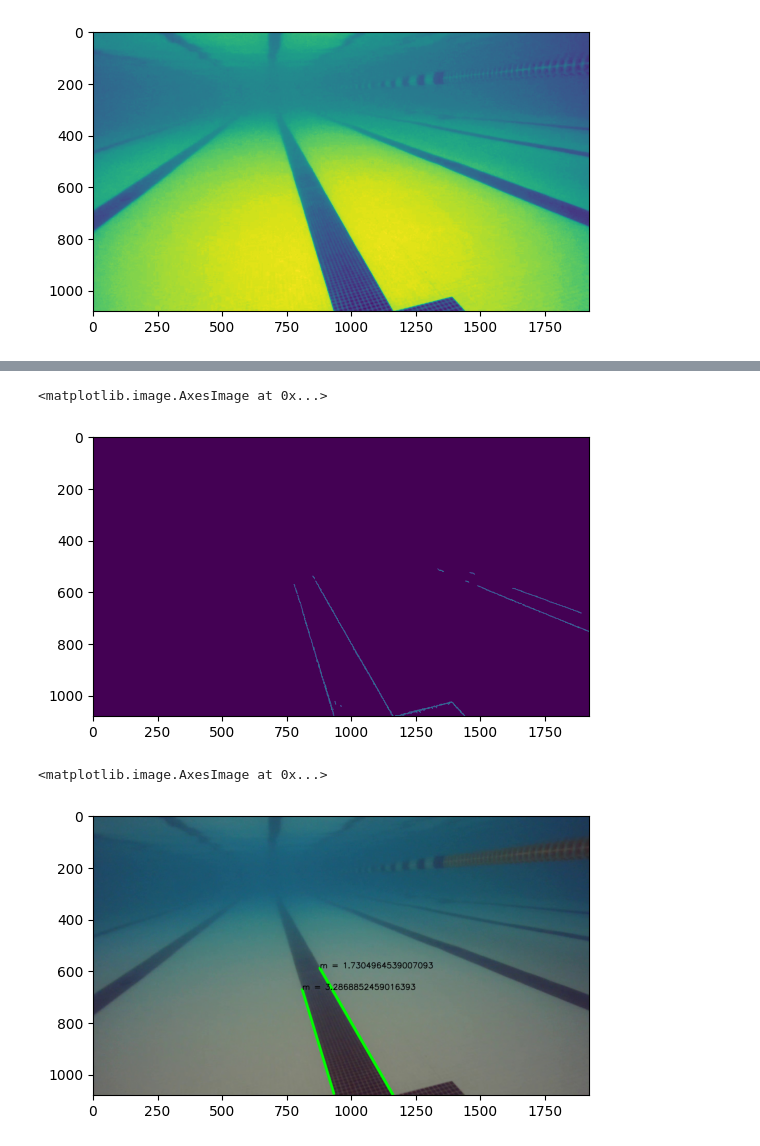
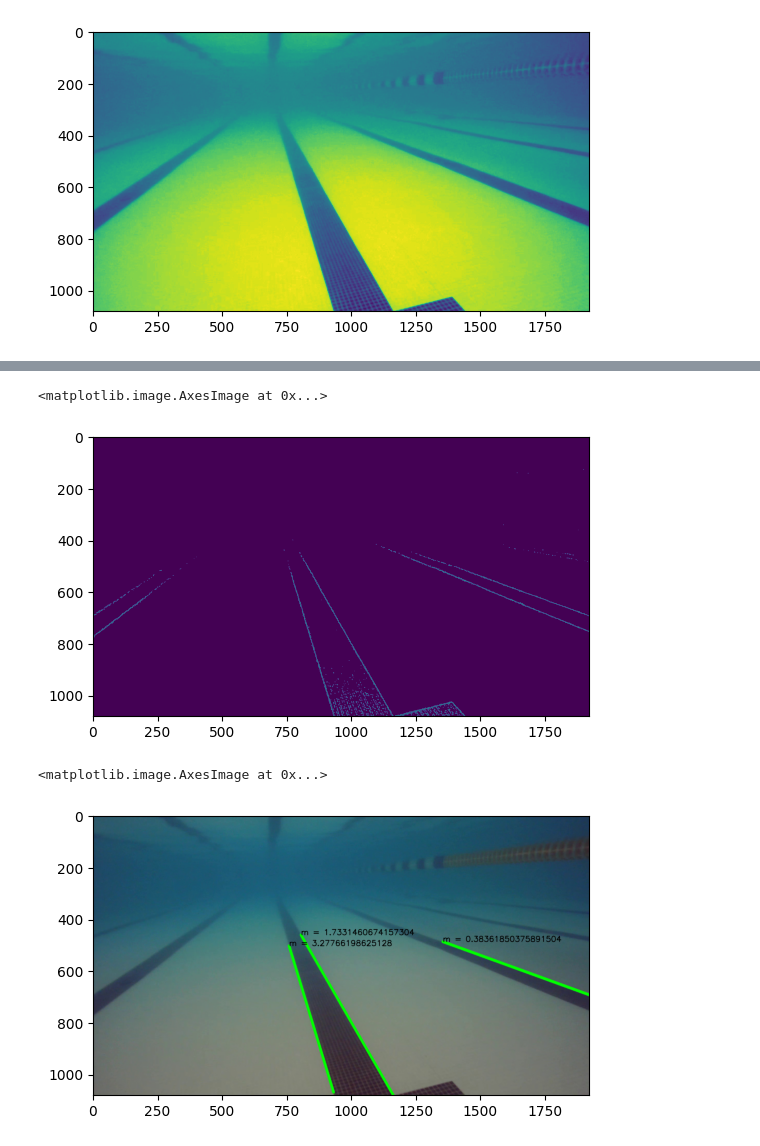
Before and after one commit to TonehavenE/cv-intro, a Jupyter notebook: test.ipynb, the cells around one changed output, grey strips where cells are left out. Saved outputs shown, nothing was run; the diff lists cells and outputs as text; code cells hidden in the pictures.

Commit message:
implementing clustering for line merges

```diff
--- a/test.ipynb
+++ b/test.ipynb
@@ -120,6 +21,7 @@ plt.imshow(gray)
 # %%
-edges = cv2.Canny(gray, 100, 60, apertureSize=3) # detect edges
+# edges = cv2.Canny(image=gray, threshold1=25, threshold2=175, apertureSize=3) # detect edges
+edges = cv2.Canny(gray, 50, 50, apertureSize=3) # detect edges
 plt.imshow(edges)
 # %% [output]
 <matplotlib.image.AxesImage at 0x...>
-[figure, old version]
+[figure, new version]
@@ -173,29 +66,25 @@ def clean_lines(lines: list) -> list:
 # %%
 # plt.imshow(edges)
 lines = cv2.HoughLinesP(
                 edges,
                 1,
                 np.pi/180,
                 100,
-                minLineLength=100,
-                maxLineGap=30,
+                minLineLength=500,
+                maxLineGap=50
+                ,
         ) # detect lines
 
-num_iterations = 10
-for i in range(num_iterations):
-    lines = filter_lines(lines)
-# lines = clean_lines(lines)
+lines = merge_colinear_lines(lines)
 
 for line in lines:
-    # (x1, y1, x2, y2) = (line[2], line[3], line[4], line[5])
-    x1, y1, x2, y2 = line[0]
+    x1, y1, x2, y2 = line[0][0]
+    line_slope = line[1]
     cv2.line(img, (x1, y1), (x2, y2), (0, 255, 0), 10)
-    # line_slope = line[0]
-    line_slope = get_slope(line)
     cv2.putText(img, f"m = {line_slope}", (x1, y1), cv2.FONT_HERSHEY_SIMPLEX, 1, (0,0,0), 2)
 
 plt.imshow(cv2.cvtColor(img, cv2.COLOR_BGR2RGB))
 # %% [output]
 <matplotlib.image.AxesImage at 0x...>
-[figure, old version]
+[figure, new version]
 # %%
```
Also changed, not shown: parts of 15 cells of this notebook.
